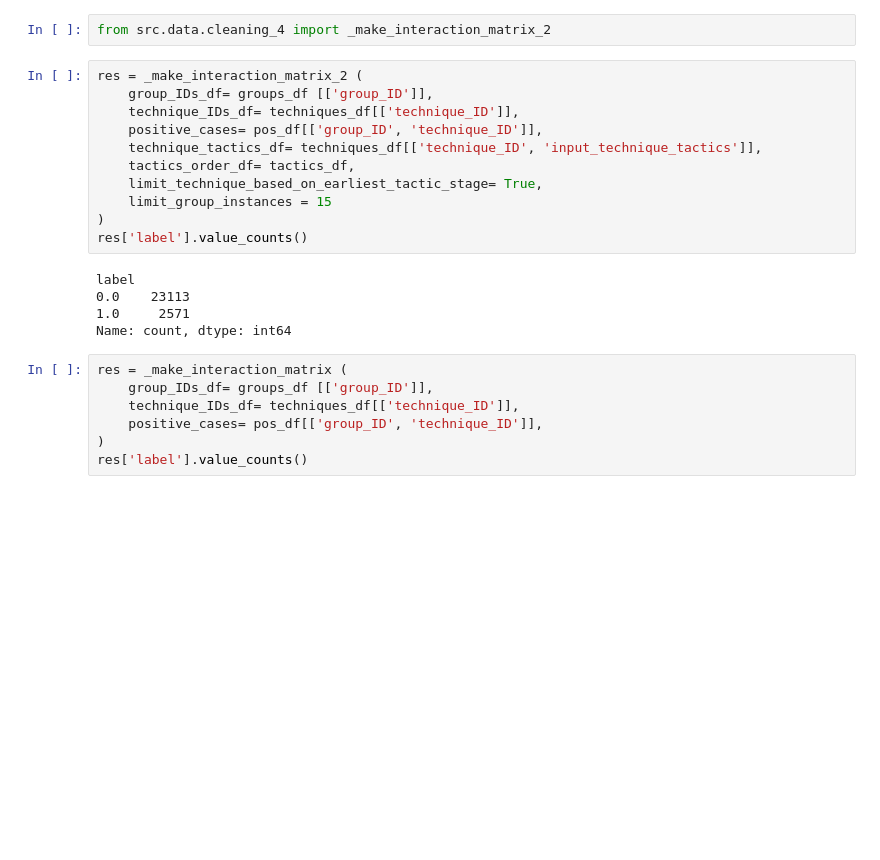
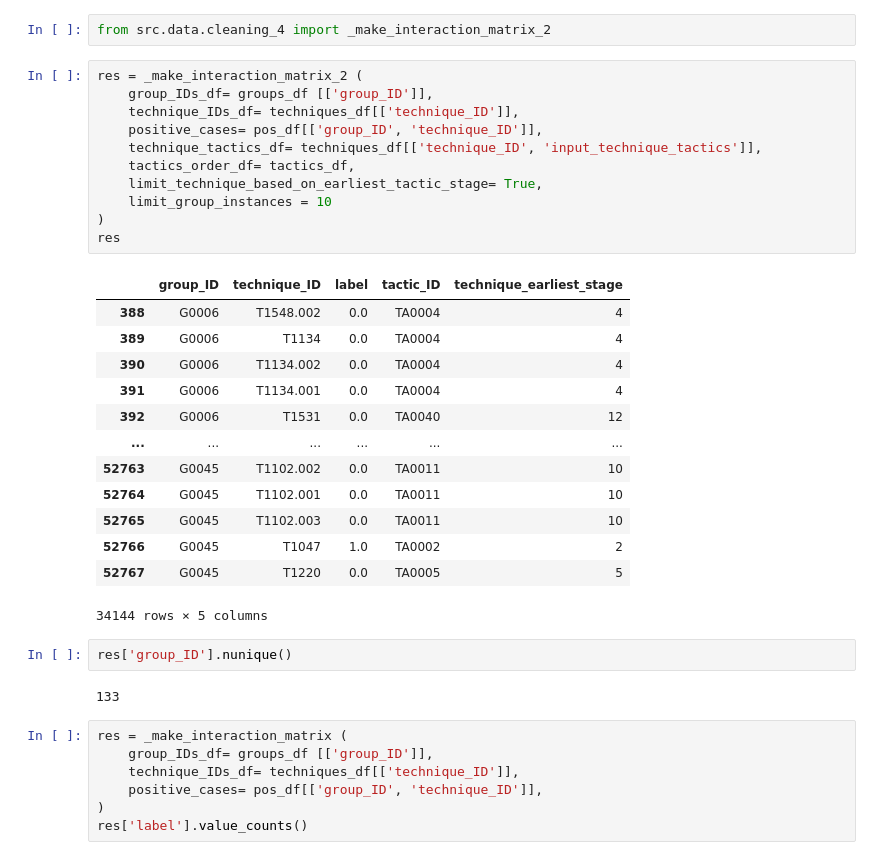
Before and after one commit to hcvu1050/hieuchivu-gt24-repo3, a Jupyter notebook: sctratch_5_tactics.ipynb, the cells around one changed output. Drawn from its saved outputs; the diff is of its cells as text; blank space fills up the shorter version.

```diff
--- a/sctratch_5_tactics.ipynb
+++ b/sctratch_5_tactics.ipynb
@@ -167,19 +150,32 @@ from src.data.cleaning_4 import _make_interaction_matrix_2
 # %%
 res = _make_interaction_matrix_2 (
     group_IDs_df= groups_df [['group_ID']],
     technique_IDs_df= techniques_df[['technique_ID']],
     positive_cases= pos_df[['group_ID', 'technique_ID']],
     technique_tactics_df= techniques_df[['technique_ID', 'input_technique_tactics']],
     tactics_order_df= tactics_df,
     limit_technique_based_on_earliest_tactic_stage= True,
-    limit_group_instances = 15
+    limit_group_instances = 10
 )
-res['label'].value_counts()
+res
 # %% [output]
+|  | group_ID | technique_ID | label | tactic_ID | technique_earliest_stage |
+| 388 | G0006 | T1548.002 | 0.0 | TA0004 | 4 |
+| 389 | G0006 | T1134 | 0.0 | TA0004 | 4 |
+| 390 | G0006 | T1134.002 | 0.0 | TA0004 | 4 |
+| 391 | G0006 | T1134.001 | 0.0 | TA0004 | 4 |
+| 392 | G0006 | T1531 | 0.0 | TA0040 | 12 |
+| ... | ... | ... | ... | ... | ... |
+| 52763 | G0045 | T1102.002 | 0.0 | TA0011 | 10 |
+| 52764 | G0045 | T1102.001 | 0.0 | TA0011 | 10 |
+| 52765 | G0045 | T1102.003 | 0.0 | TA0011 | 10 |
+| 52766 | G0045 | T1047 | 1.0 | TA0002 | 2 |
+| 52767 | G0045 | T1220 | 0.0 | TA0005 | 5 |
-label
-0.0    23113
-1.0     2571
-Name: count, dtype: int64
+34144 rows × 5 columns
+# %%
+res['group_ID'].nunique()
+# %% [output]
+133
 # %%
 res = _make_interaction_matrix (
     group_IDs_df= groups_df [['group_ID']],
```
Also changed, not shown: parts of 4 cells of this notebook, 4 other files.
